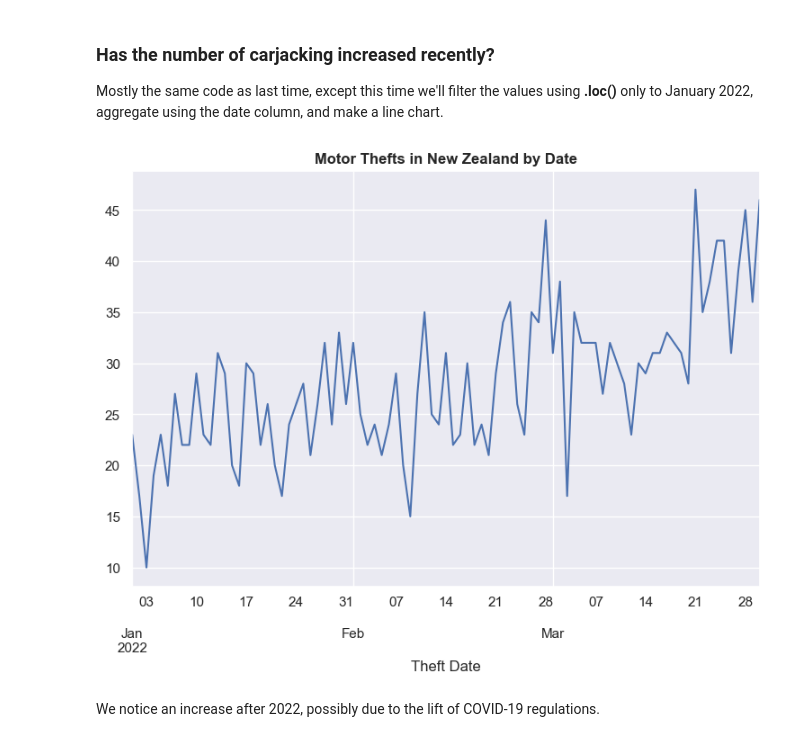
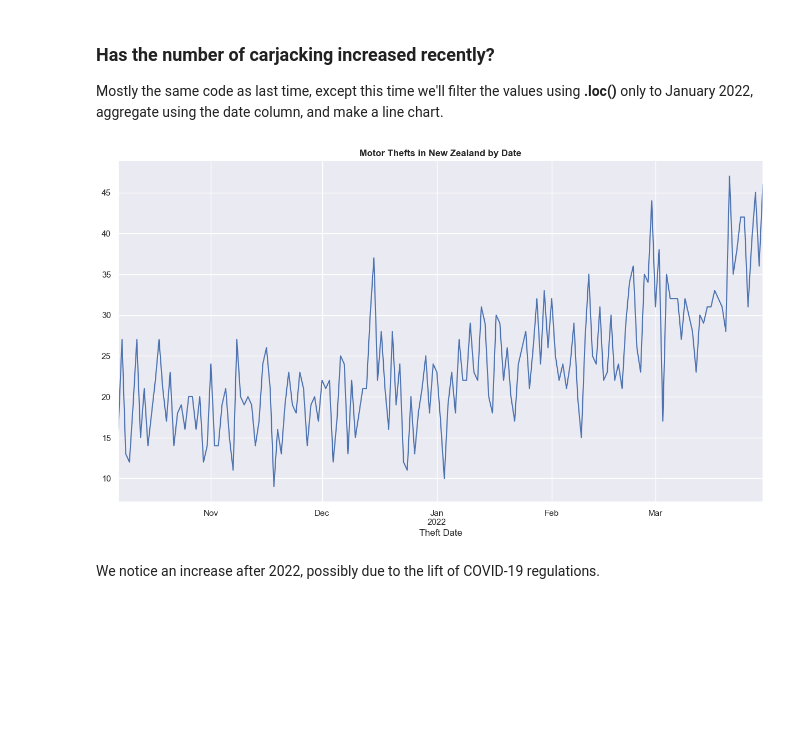
Before and after one commit to khaled-mehizel/nz-motor-theft-py-analysis, a Jupyter notebook: nz-carjacking-nb.ipynb, the cells around one changed output. Drawn from its saved outputs; the diff is of its cells as text; code cells hidden in the pictures; blank space fills up the shorter version.

```diff
--- a/nz-carjacking-nb.ipynb
+++ b/nz-carjacking-nb.ipynb
@@ -31,16 +31,21 @@ import numpy as np
 
 # matplotlib
 import matplotlib.pyplot as plt
-
+plt.rcParams["figure.figsize"]=(15,8)
 # seaborn, might need it
 import seaborn as sns
 
 #setting that shows seaborn visualizations instead of matplotlib's
 sns.set()
+
 # setting which plot style to use
 sns.set_style('darkgrid')
+
 #magic function that stores all the plots in the notebook
 %matplotlib inline
+
+import warnings
+warnings.filterwarnings('ignore',category=RuntimeWarning)
 # %% [markdown]
 ## Data Import and Preprocessing
 
@@ -55,7 +60,7 @@ thefts = pd.read_csv("E:/projects/nz-motor-theft-py-analysis/stolen_vehicles.csv
             header=0, # setting the first row as the header
             parse_dates= ["date_stolen"], # allows pandas to directly make the date column a datetime64 type
             date_format= "%m/%d/%y", # helps pandas get the correct date format
-            dtype={"vehicle_id": "Int16","make_id":"Int16","model_year":"Int16","location_id":"Int16"}, #notice the capital letter in the "Int"s, more on that later
+            dtype={"vehicle_id": "Int16","make_id":"Int16","location_id":"Int16","model_year":"str"}, #notice the capital letter in the "Int"s, more on that later
             keep_default_na=True #keeps the NA values, so we'll be able to get rid of them later
 )
 thefts.sample(5)
@@ -286,18 +290,16 @@ Trailers also seem to be stolen quite often, I'm still trying to wrap my head ar
 ### Has the number of carjacking increased recently?
 Mostly the same code as last time, except this time we'll filter the values using **.loc()** only to January 2022, aggregate using the date column, and make a line chart.
 # %%
-(thefts_full.loc[(thefts_full["date_stolen"] >= "2022-01-01") & (thefts_full["date_stolen"] < "2022-03-31")]
+(thefts_full.loc[(thefts_full["date_stolen"] < "2022-03-31")]
 .groupby('date_stolen')
 .agg(theft_count=('vehicle_id','count'))
-.query("date_stolen > '2021-01' and date_stolen < '2022-03-31'")
 .rename(columns={"theft_count":"Thefts"})
 .plot(kind="line",
-figsize=(9,6),
 legend=False,
 xlabel= "Theft Date"))
 plt.title("Motor Thefts in New Zealand by Date", fontweight="bold");
 # %% [output]
-[figure, old version]
+[figure, new version]
 # %% [markdown]
 We notice an increase after 2022, possibly due to the lift of COVID-19 regulations.
 # %% [markdown]
```
Also changed, not shown: parts of 9 cells of this notebook.
